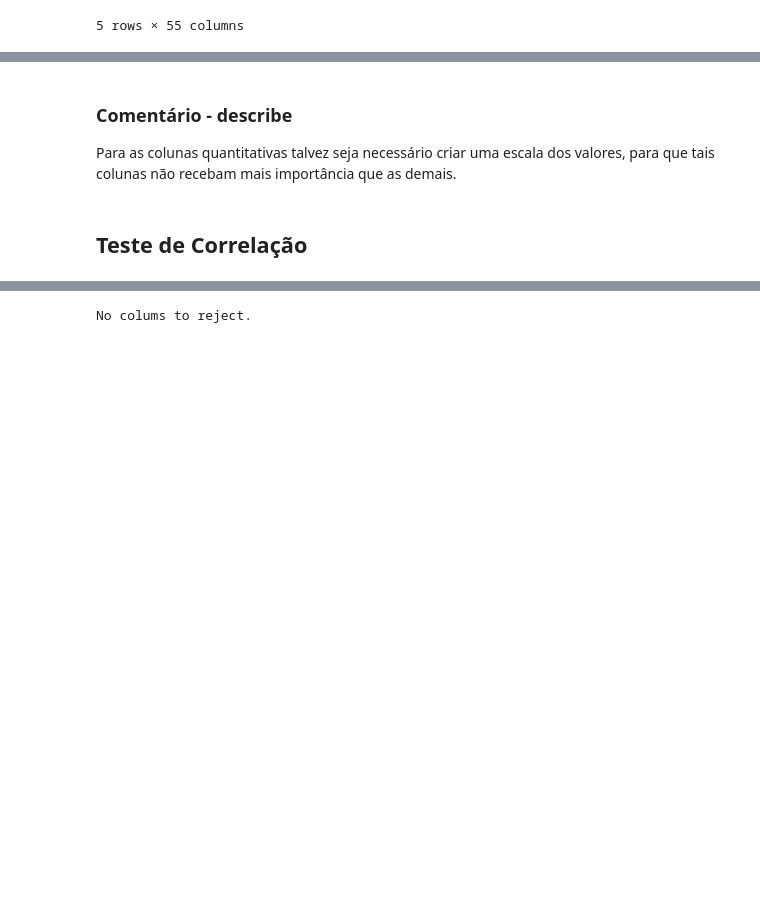
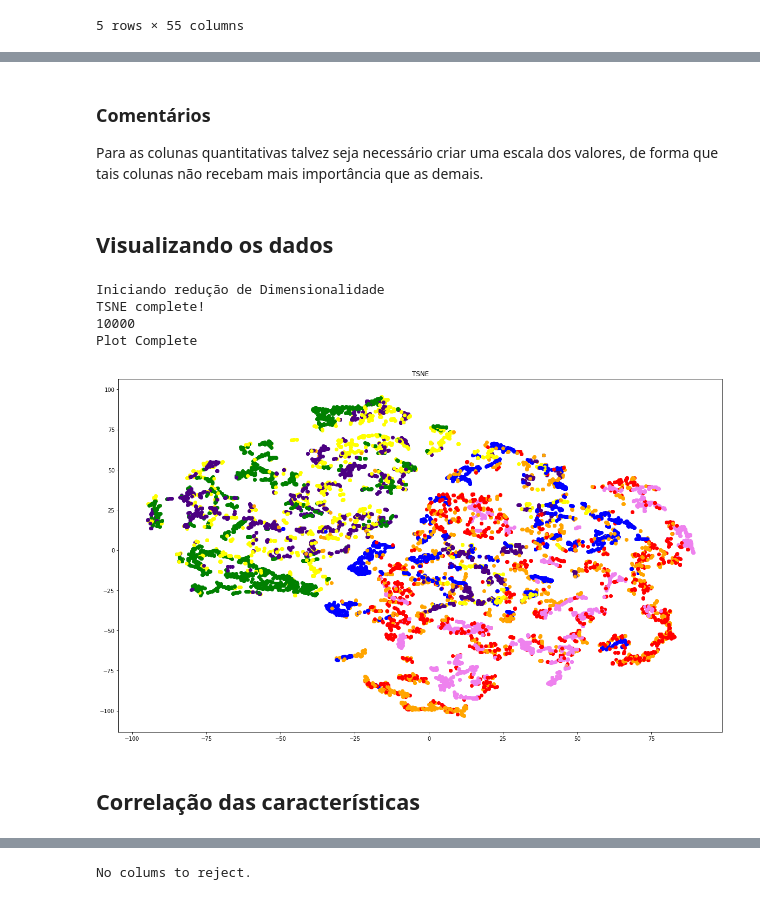
Before and after one commit to Machine-Learning-FGA/ForestCover-Problem, a Jupyter notebook: Initial Studies.ipynb, the cells around one changed output, grey strips where cells are left out. Drawn from its saved outputs; the diff is of its cells as text; code cells hidden in the pictures; blank space fills up the shorter version.

```diff
--- a/Initial Studies.ipynb
+++ b/Initial Studies.ipynb
@@ -76,7 +174,40 @@ dataset.iloc[:, :10].describe()
 | 75% | 3163.000000 | 260.000000 | 18.000000 | 384.000000 | 69.000000 | 3328.000000 | ... |
 | max | 3858.000000 | 360.000000 | 66.000000 | 1397.000000 | 601.000000 | 7117.000000 | ... |
 # %% [markdown]
-### Comentário - describe
-Para as colunas quantitativas talvez seja necessário criar uma escala dos valores, para que tais colunas não recebam mais importância que as demais.
+### Comentários
+Para as colunas quantitativas talvez seja necessário criar uma escala dos valores, de forma que tais colunas não recebam mais importância que as demais.
+# %% [markdown]
+## Visualizando os dados
+# %%
+from sklearn.decomposition import PCA
+from sklearn.manifold import TSNE
+
+pca = TSNE(n_components=2)
+
+print('Iniciando redução de Dimensionalidade')
+
+vis = pca.fit_transform(data.iloc[:1000, :-1], dataset.iloc[:1000, -1])
+
+print('TSNE complete!')
+
+data_array = np.array(dataset.iloc[:1000])
+
+colors = {1:'red', 2: 'orange', 3: 'yellow', 4:'green', 5:'blue', 6:'indigo', 7:'violet'}
+
+print(vis.shape[0])
+
+for i in range(vis.shape[0]):
+    print(i, end='\r')
+    plt.scatter(vis[i,0], vis[i,1], c=colors[data_array[i,-1]])
+
+print('Plot Complete')
+plt.title('TSNE')
+plt.show()
+# %% [output]
+Iniciando redução de Dimensionalidade
+TSNE complete!
+10000
+Plot Complete
+[figure, added]
 # %% [markdown]
-## Teste de Correlação
+## Correlação das características
```
Also changed, not shown: parts of 25 cells of this notebook, 1 other file.
